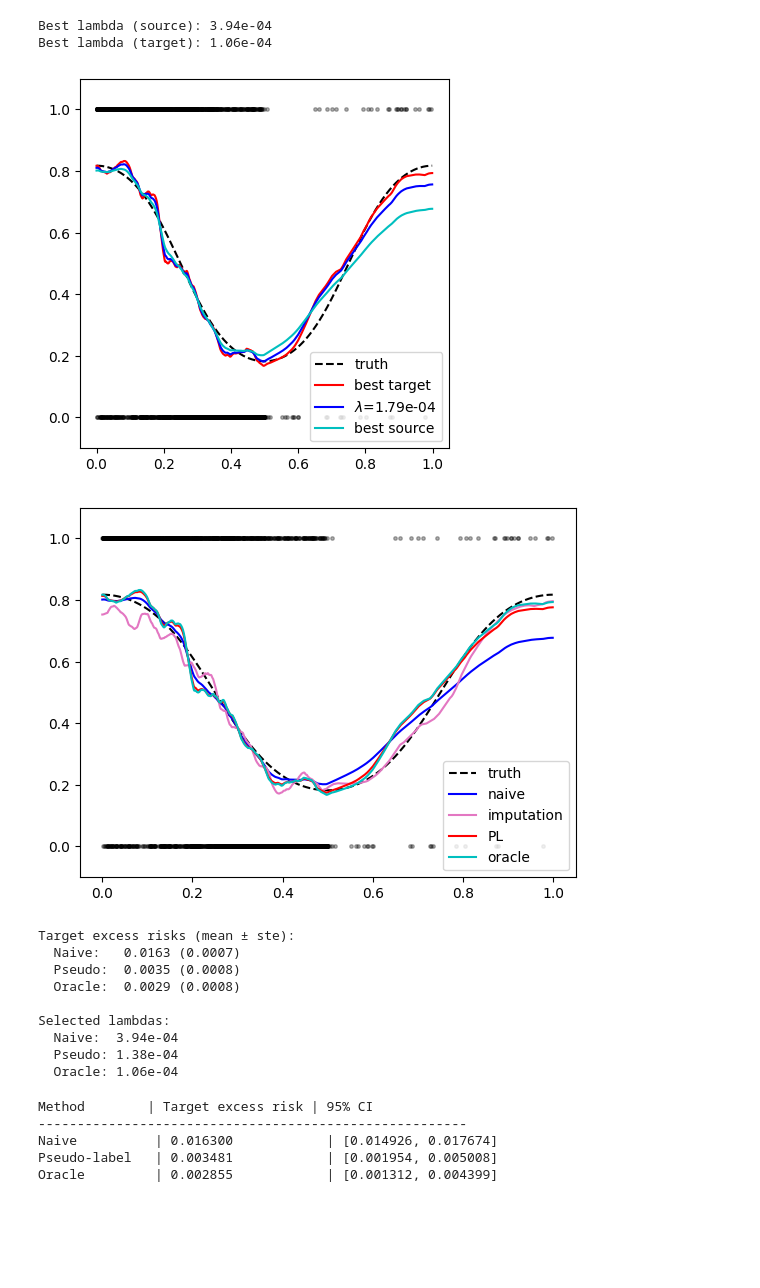
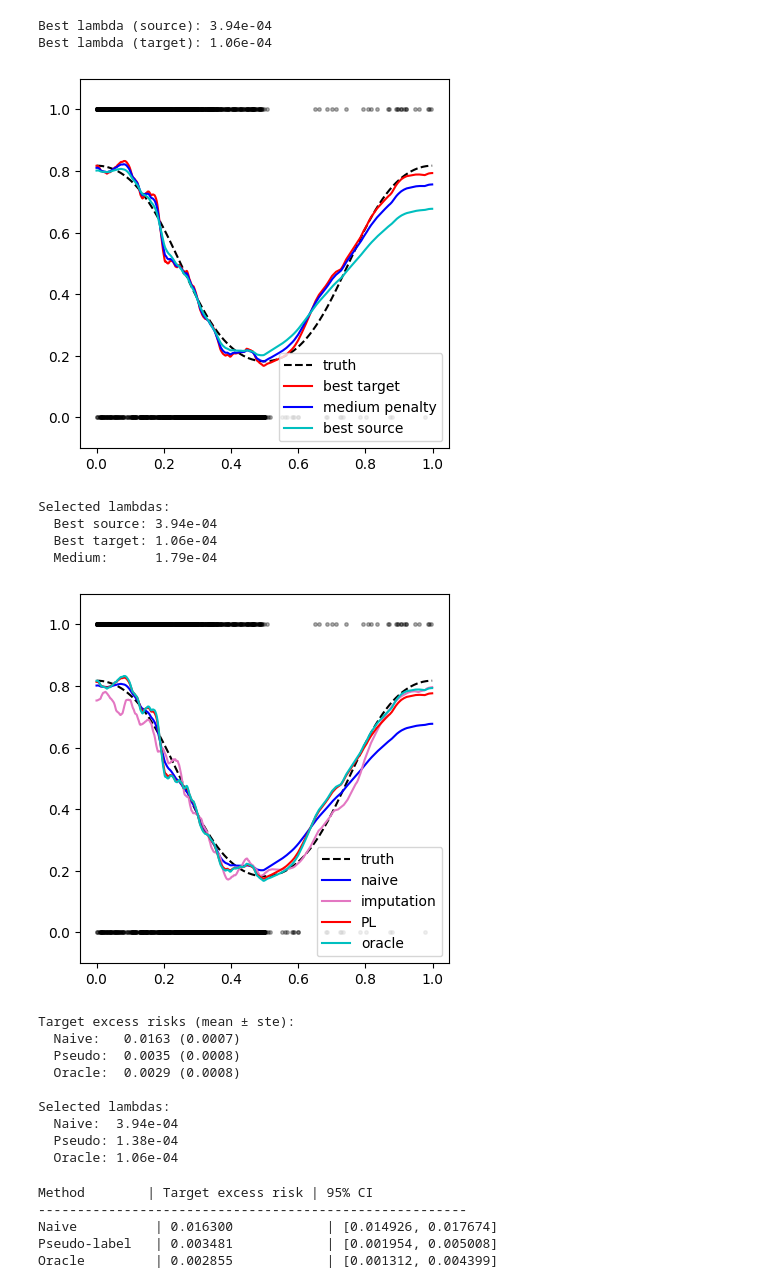
Before and after one commit to nathanweill/KRGLM, a Jupyter notebook: demo_covariate_shift.ipynb, the cells around one changed output. Cells and saved outputs as stored; diff of their text form; code cells hidden in the pictures; blank space fills up the shorter version.

```diff
--- a/demo_covariate_shift.ipynb
+++ b/demo_covariate_shift.ipynb
@@ -88,6 +88,8 @@ for j in list_idx_three:
         labels.append('best source')
     elif j == idx_best_target:
         labels.append('best target')
+    elif j == idx_third:
+        labels.append('medium penalty')
     else:
         labels.append(f'$\\lambda$={lambdas[j]:.2e}')
 
@@ -108,38 +110,49 @@ for i, (idx, lbl) in enumerate(zip(list_idx_three, labels)):
 plt.legend(loc='lower right')
 ax.set_aspect((xlim[1] - xlim[0]) / (ylim[1] - ylim[0]))
 plt.show()
+
+# Print the penalty values
+print('Selected lambdas:')
+print(f'  Best source: {lambdas[idx_best_source]:.2e}')
+print(f'  Best target: {lambdas[idx_best_target]:.2e}')
+print(f'  Medium:      {lambdas[idx_third]:.2e}')
 # %% [output]
-[figure, old version]
+[figure, new version]
+Selected lambdas:
+  Best source: 3.94e-04
+  Best target: 1.06e-04
+  Medium:      1.79e-04
 # %%
 # Pseudo-labeling selection and final comparison
 test.evaluate_final(N_test=N_test, seed=seed)
 X_new = np.arange(0, 1, 0.001)
 test.predict_final(X_new)
 
 fig, ax = plt.subplots()
 xlim = [-0.05, 1.05]
 ylim = [-0.1, 1.1]
 plt.ylim(ylim)
 plt.xlim(xlim)
 plt.plot(test.X_1, test.y_1, 'k.', alpha=0.3, markersize=5, label='_nolegend_')
 plt.plot(X_new, test.mean_new_true, 'k--', label='truth')
 plt.plot(X_new, test.mean_new_naive, 'b-', label='naive')
 plt.plot(X_new, test.mean_new_tilde, color='tab:pink', label='imputation')
 plt.plot(X_new, test.mean_new_pseudo, 'r-', label='PL')
 plt.plot(X_new, test.mean_new_real, 'c-', label='oracle')
 plt.legend(loc='lower right')
+ax.set_aspect((xlim[1] - xlim[0]) / (ylim[1] - ylim[0]))
 plt.show()
 
 print('Target excess risks (mean ± ste):')
 print(f'  Naive:   {test.err_naive:.4f} ({test.err_naive_ste:.4f})')
 print(f'  Pseudo:  {test.err_pseudo:.4f} ({test.err_pseudo_ste:.4f})')
 print(f'  Oracle:  {test.err_real:.4f} ({test.err_real_ste:.4f})')
 print('\nSelected lambdas:')
 print(f'  Naive:  {test.lbd_naive:.2e}')
 print(f'  Pseudo: {test.lbd_pseudo:.2e}')
 print(f'  Oracle: {test.lbd_real:.2e}')
 # %% [output]
-[figure, old version]
+[figure, new version]
 Target excess risks (mean ± ste):
   Naive:   0.0163 (0.0007)
   Pseudo:  0.0035 (0.0008)
```
